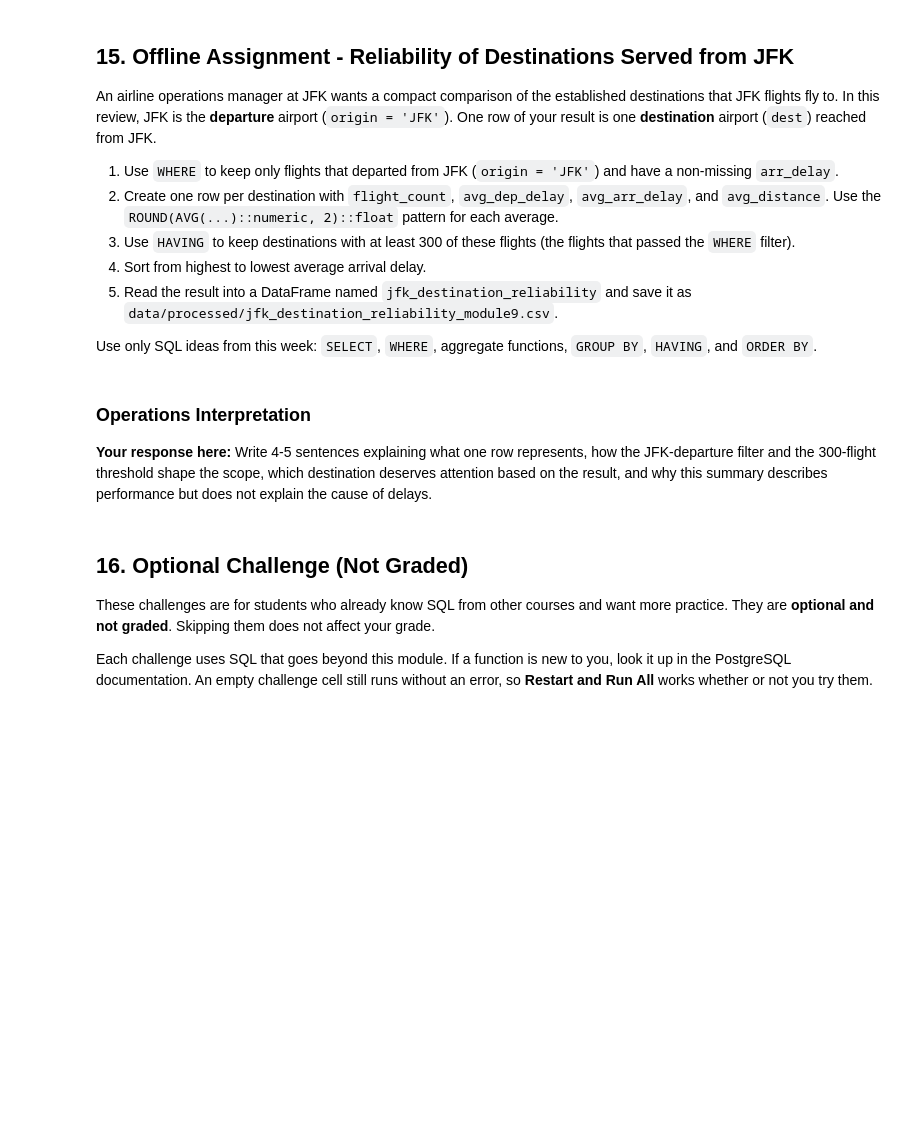
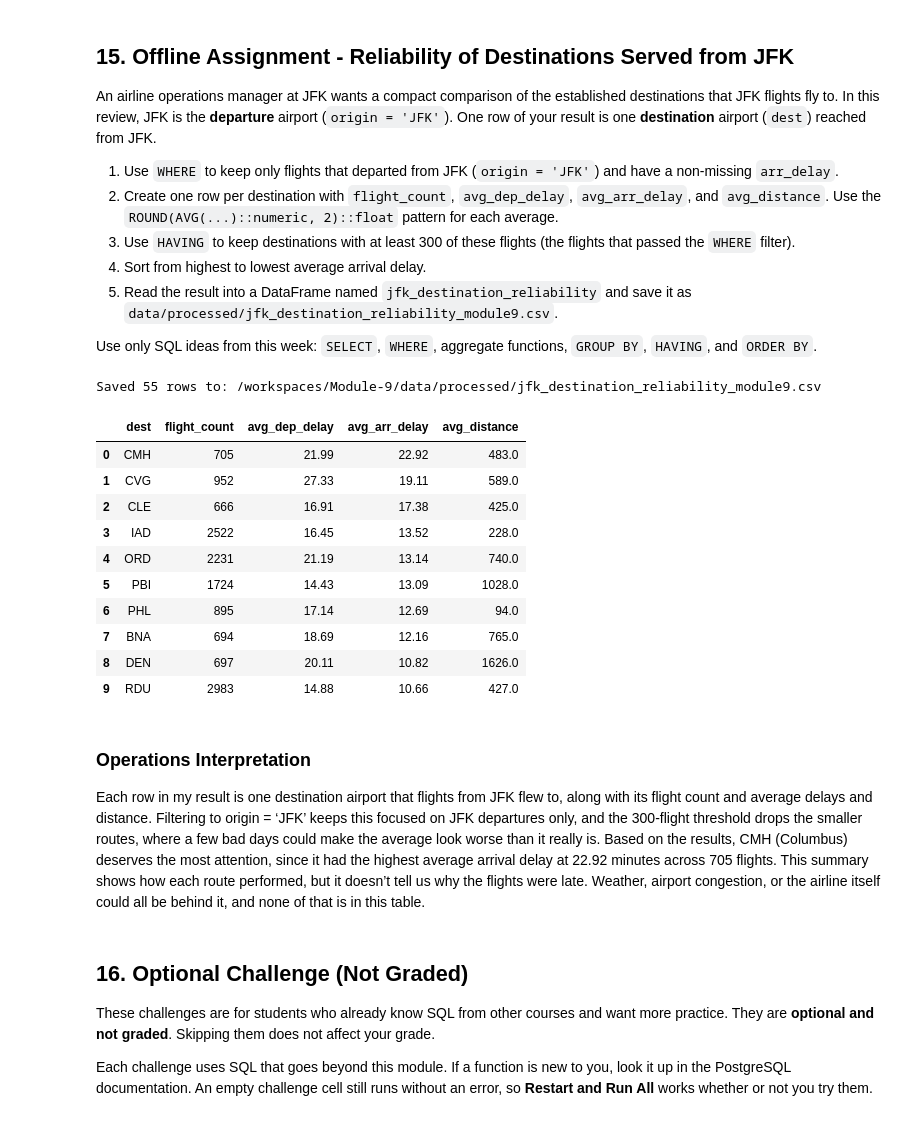
Before and after one commit to chapafive55/Module-9, a Jupyter notebook: notebooks/module9_neon_sql_fundamentals_guided_lab.ipynb, the cells around one changed output. Saved outputs shown, nothing was run; the diff lists cells and outputs as text; code cells hidden in the pictures; blank space fills up the shorter version.

Commit message:
Complete Module 9 Neon SQL fundamentals lab

```diff
--- a/notebooks/module9_neon_sql_fundamentals_guided_lab.ipynb
+++ b/notebooks/module9_neon_sql_fundamentals_guided_lab.ipynb
@@ -614,30 +929,47 @@ An airline operations manager at JFK wants a compact comparison of the establish
 Use only SQL ideas from this week: `SELECT`, `WHERE`, aggregate functions, `GROUP BY`, `HAVING`, and `ORDER BY`.
 # %%
 # Offline Assignment - write and run your SQL query here.
-# Suggested SQL order:
-# SELECT dest plus COUNT(*) and the three rounded AVG() expressions
-# FROM flights
-# WHERE origin = 'JFK' and arr_delay IS NOT NULL
-# GROUP BY dest
-# HAVING COUNT(*) >= 300
-# ORDER BY the average arrival-delay alias DESC
 query = """
-
+SELECT
+    dest,
+    COUNT(*) AS flight_count,
+    ROUND(AVG(dep_delay)::numeric, 2)::float AS avg_dep_delay,
+    ROUND(AVG(arr_delay)::numeric, 2)::float AS avg_arr_delay,
+    ROUND(AVG(distance)::numeric, 2)::float AS avg_distance
+FROM flights
+WHERE origin = 'JFK'
+  AND arr_delay IS NOT NULL
+GROUP BY dest
+HAVING COUNT(*) >= 300
+ORDER BY avg_arr_delay DESC;
 """
 
 jfk_destination_reliability = run_query(query, engine)
 
 if jfk_destination_reliability.empty:
     print("Complete the offline SQL query before exporting.")
 else:
     offline_output_path = output_dir / "jfk_destination_reliability_module9.csv"
     jfk_destination_reliability.to_csv(offline_output_path, index=False)
     print(f"Saved {len(jfk_destination_reliability)} rows to: {offline_output_path}")
     display(jfk_destination_reliability.head(10))
+# %% [output]
+Saved 55 rows to: /workspaces/Module-9/data/processed/jfk_destination_reliability_module9.csv
+|  | dest | flight_count | avg_dep_delay | avg_arr_delay | avg_distance |
+| 0 | CMH | 705 | 21.99 | 22.92 | 483.0 |
+| 1 | CVG | 952 | 27.33 | 19.11 | 589.0 |
+| 2 | CLE | 666 | 16.91 | 17.38 | 425.0 |
+| 3 | IAD | 2522 | 16.45 | 13.52 | 228.0 |
+| 4 | ORD | 2231 | 21.19 | 13.14 | 740.0 |
+| 5 | PBI | 1724 | 14.43 | 13.09 | 1028.0 |
+| 6 | PHL | 895 | 17.14 | 12.69 | 94.0 |
+| 7 | BNA | 694 | 18.69 | 12.16 | 765.0 |
+| 8 | DEN | 697 | 20.11 | 10.82 | 1626.0 |
+| 9 | RDU | 2983 | 14.88 | 10.66 | 427.0 |
 # %% [markdown]
 ### Operations Interpretation
 
-**Your response here:** Write 4-5 sentences explaining what one row represents, how the JFK-departure filter and the 300-flight threshold shape the scope, which destination deserves attention based on the result, and why this summary describes performance but does not explain the cause of delays.
+Each row in my result is one destination airport that flights from JFK flew to, along with its flight count and average delays and distance. Filtering to origin = ‘JFK’ keeps this focused on JFK departures only, and the 300-flight threshold drops the smaller routes, where a few bad days could make the average look worse than it really is. Based on the results, CMH (Columbus) deserves the most attention, since it had the highest average arrival delay at 22.92 minutes across 705 flights. This summary shows how each route performed, but it doesn’t tell us why the flights were late. Weather, airport congestion, or the airline itself could all be behind it, and none of that is in this table.
 # %% [markdown]
 ## 16. Optional Challenge (Not Graded)
 
```
Also changed, not shown: parts of 36 cells of this notebook, 2 other files.
